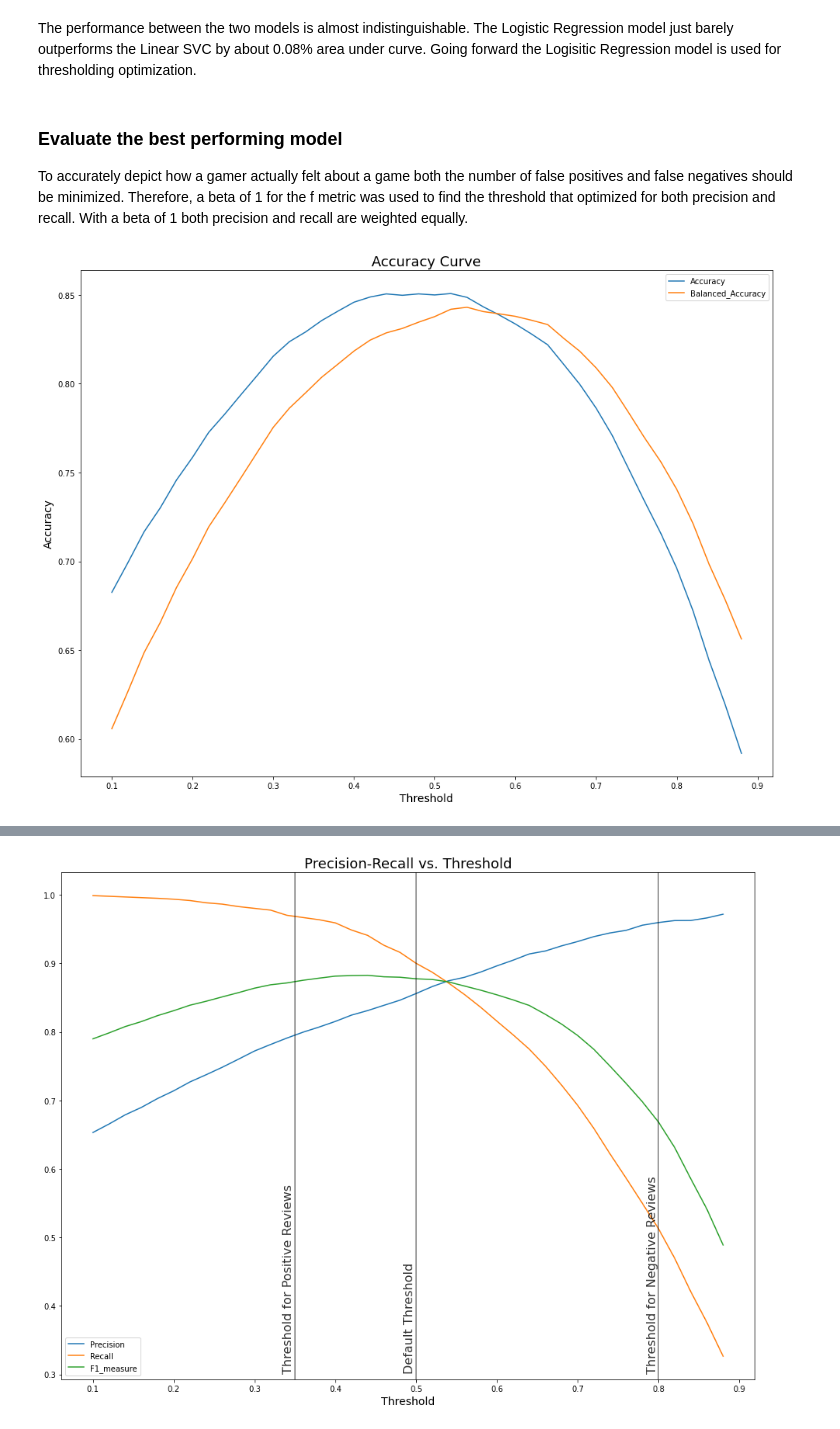
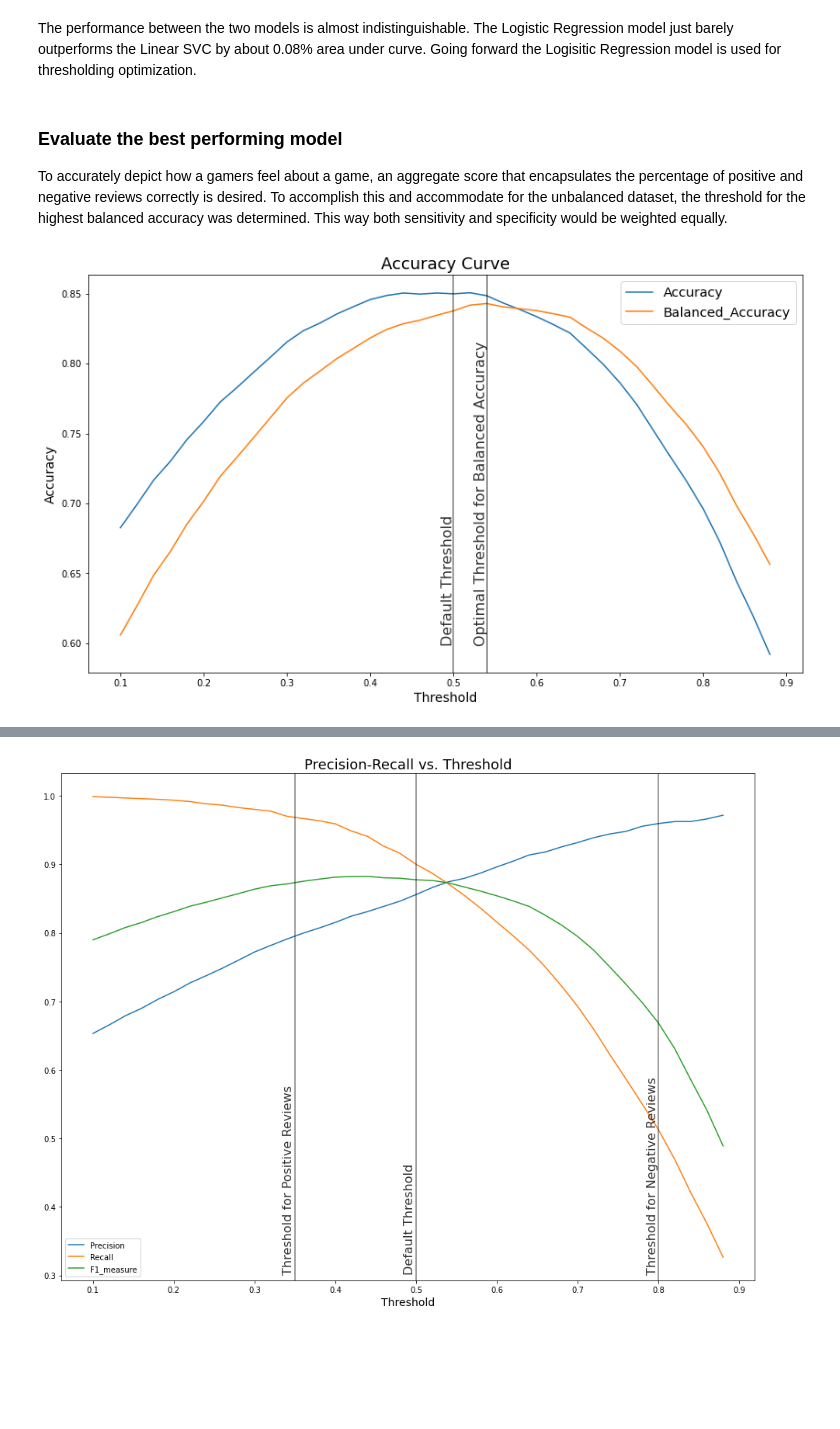
Before and after one commit to filiaguilar/Springboard-DS, a Jupyter notebook: Capstone 2/Pre-processing and Modeling.ipynb, the cells around one changed output, grey strips where cells are left out. Cells and saved outputs as stored; diff of their text form; code cells hidden in the pictures; blank space fills up the shorter version.

```diff
--- a/Capstone 2/Pre-processing and Modeling.ipynb
+++ b/Capstone 2/Pre-processing and Modeling.ipynb
@@ -311,9 +311,9 @@ plt.show()
 [figure]
 # %% [markdown]
 The performance between the two models is almost indistinguishable. The Logistic Regression model just barely outperforms the Linear SVC by about 0.08% area under curve. Going forward the Logisitic Regression model is used for thresholding optimization.
-# %% [markdown]
-### Evaluate the best performing model
-To accurately depict how a gamer actually felt about a game both the number of false positives and false negatives should be minimized. Therefore, a beta of 1 for the f metric was used to find the threshold that optimized for both precision and recall. With a beta of 1 both precision and recall are weighted equally.
+# %% [markdown]
+### Evaluate the best performing model
+To accurately depict how a gamers feel about a game, an aggregate score that encapsulates the percentage of positive and negative reviews correctly is desired. To accomplish this and accommodate for the unbalanced dataset, the threshold for the highest balanced accuracy was determined. This way both sensitivity and specificity would be weighted equally.
 # %%
 from sklearn.metrics import accuracy_score, balanced_accuracy_score
 
@@ -330,20 +331,18 @@ accuracy_df = pd.DataFrame(columns=['Accuracy','Balanced_Accuracy'])
 
 # Loop over different thresholds to evaluate which yields the most optimal results
 for threshold in np.arange(0.1,.9,.02):
-    y_pred
     accuracy_df.loc[threshold] = get_accuracy(lr, X_test, y_test, threshold)
 # %%
 # Plot precision-recall values at different thresholds
-accuracy_df.plot(figsize=(16,12))
+accuracy_df.plot(figsize=(14,8))
 plt.xlabel('Threshold', fontsize=14)
 plt.ylabel('Accuracy', fontsize=14)
 plt.title('Accuracy Curve', fontsize=18)
-#plt.axvline(0.35, color='black', alpha=0.5)
-#plt.text(0.335, 0.305, 'Threshold for Positive Reviews', rotation=90, alpha=0.8, fontsize=16)
-#plt.axvline(0.8, color='black', alpha=0.5)
-#plt.text(0.785, 0.305, 'Threshold for Negative Reviews', rotation=90, alpha=0.8, fontsize=16)
-#plt.axvline(0.5, color='black', alpha=0.5)
-#plt.text(0.485, 0.305, 'Default Threshold', rotation=90, alpha=0.8, fontsize=16)
+plt.legend(fontsize='x-large')
+plt.axvline(0.54, color='black', alpha=0.5)
+plt.text(0.525, 0.60, 'Optimal Threshold for Balanced Accuracy', rotation=90, alpha=0.8, fontsize=16)
+plt.axvline(0.5, color='black', alpha=0.5)
+plt.text(0.485, 0.60, 'Default Threshold', rotation=90, alpha=0.8, fontsize=16)
 plt.show()
 # %% [output]
-[figure, old version]
+[figure, new version]
```
Also changed, not shown: parts of 14 cells of this notebook, 1 other file.
